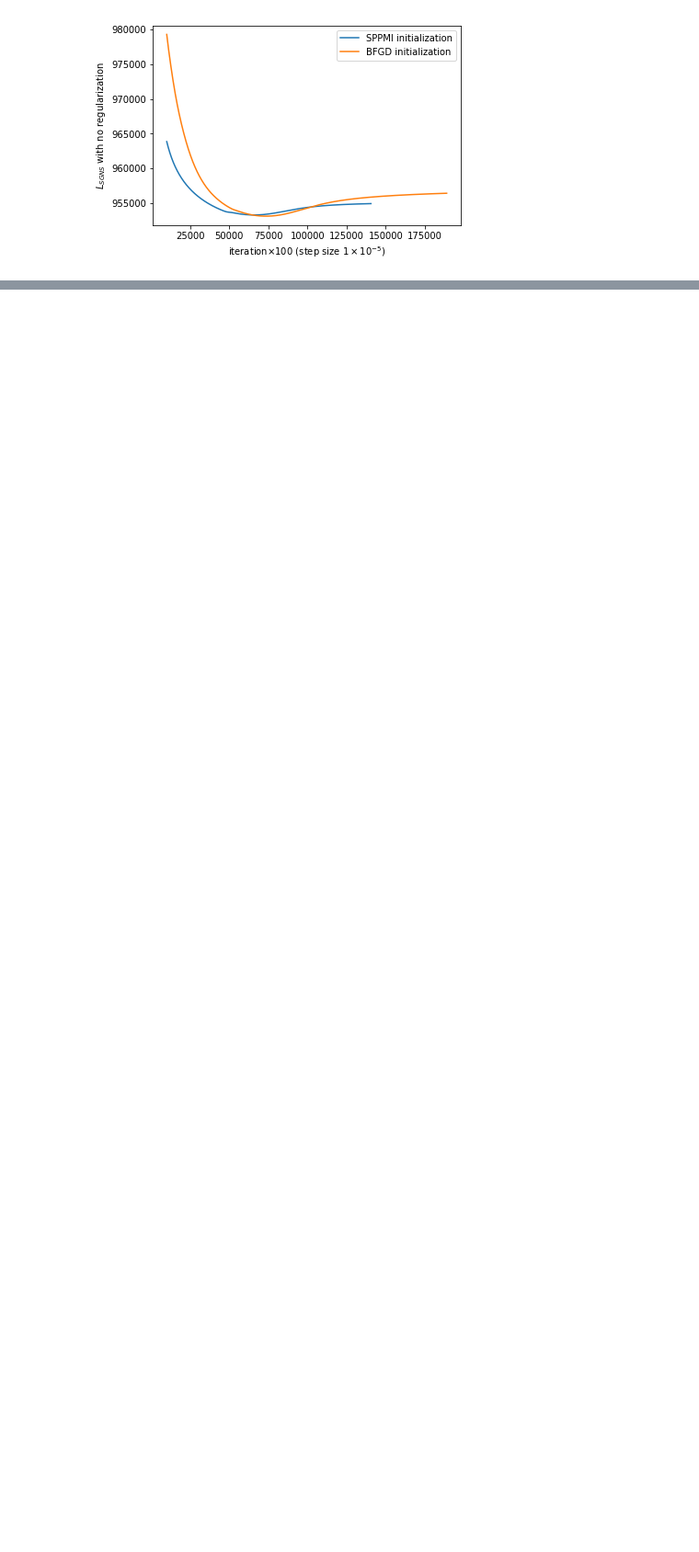
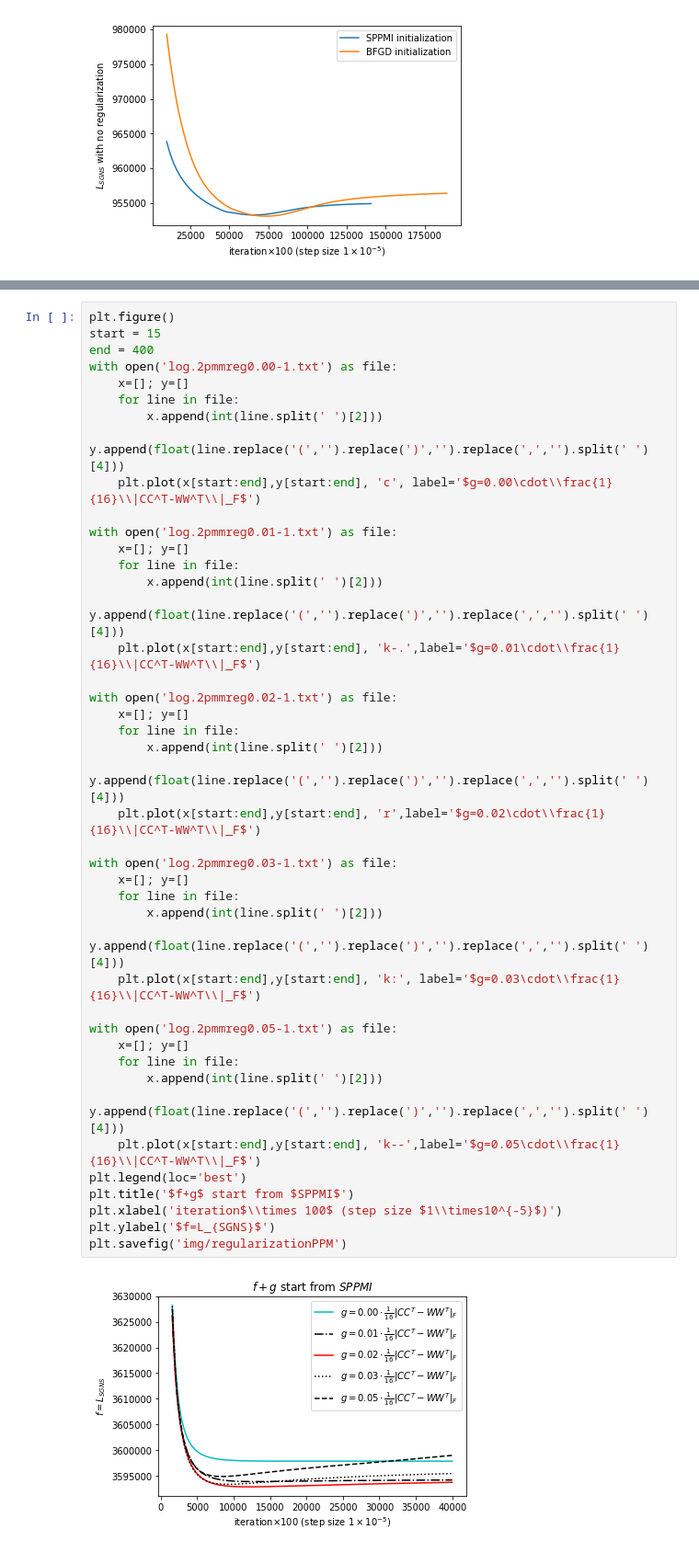
Before and after one commit to YerongLi/BFGD-sgns, a Jupyter notebook: plot.ipynb, the cells around one changed output, grey strips where cells are left out. Shown: that part at 92% size. Drawn from its saved outputs; the diff is of its cells as text; blank space fills up the shorter version.

```diff
--- a/plot.ipynb
+++ b/plot.ipynb
@@ -60,0 +58,45 @@ plt.savefig('img/stepSizes')
+# %%
+plt.figure()
+start = 15
+end = 400
+with open('log.2pmmreg0.00-1.txt') as file:
+    x=[]; y=[]
+    for line in file:
+        x.append(int(line.split(' ')[2]))
+        y.append(float(line.replace('(','').replace(')','').replace(',','').split(' ')[4]))
+    plt.plot(x[start:end],y[start:end], 'c', label='$g=0.00\cdot\\frac{1}{16}\\|CC^T-WW^T\\|_F$')
+
+with open('log.2pmmreg0.01-1.txt') as file:
+    x=[]; y=[]
+    for line in file:
+        x.append(int(line.split(' ')[2]))
+        y.append(float(line.replace('(','').replace(')','').replace(',','').split(' ')[4]))
+    plt.plot(x[start:end],y[start:end], 'k-.',label='$g=0.01\cdot\\frac{1}{16}\\|CC^T-WW^T\\|_F$')
+
+with open('log.2pmmreg0.02-1.txt') as file:
+    x=[]; y=[]
+    for line in file:
+        x.append(int(line.split(' ')[2]))
+        y.append(float(line.replace('(','').replace(')','').replace(',','').split(' ')[4]))
+    plt.plot(x[start:end],y[start:end], 'r',label='$g=0.02\cdot\\frac{1}{16}\\|CC^T-WW^T\\|_F$')
+
+with open('log.2pmmreg0.03-1.txt') as file:
+    x=[]; y=[]
+    for line in file:
+        x.append(int(line.split(' ')[2]))
+        y.append(float(line.replace('(','').replace(')','').replace(',','').split(' ')[4]))
+    plt.plot(x[start:end],y[start:end], 'k:', label='$g=0.03\cdot\\frac{1}{16}\\|CC^T-WW^T\\|_F$')
+
+with open('log.2pmmreg0.05-1.txt') as file:
+    x=[]; y=[]
+    for line in file:
+        x.append(int(line.split(' ')[2]))
+        y.append(float(line.replace('(','').replace(')','').replace(',','').split(' ')[4]))
+    plt.plot(x[start:end],y[start:end], 'k--',label='$g=0.05\cdot\\frac{1}{16}\\|CC^T-WW^T\\|_F$')
+plt.legend(loc='best')
+plt.title('$f+g$ start from $SPPMI$')
+plt.xlabel('iteration$\\times 100$ (step size $1\\times10^{-5}$)')
+plt.ylabel('$f=L_{SGNS}$')
+plt.savefig('img/regularizationPPM')
+# %% [output]
+[figure, added]
```
Also changed, not shown: parts of 4 cells of this notebook, 23 other files.
